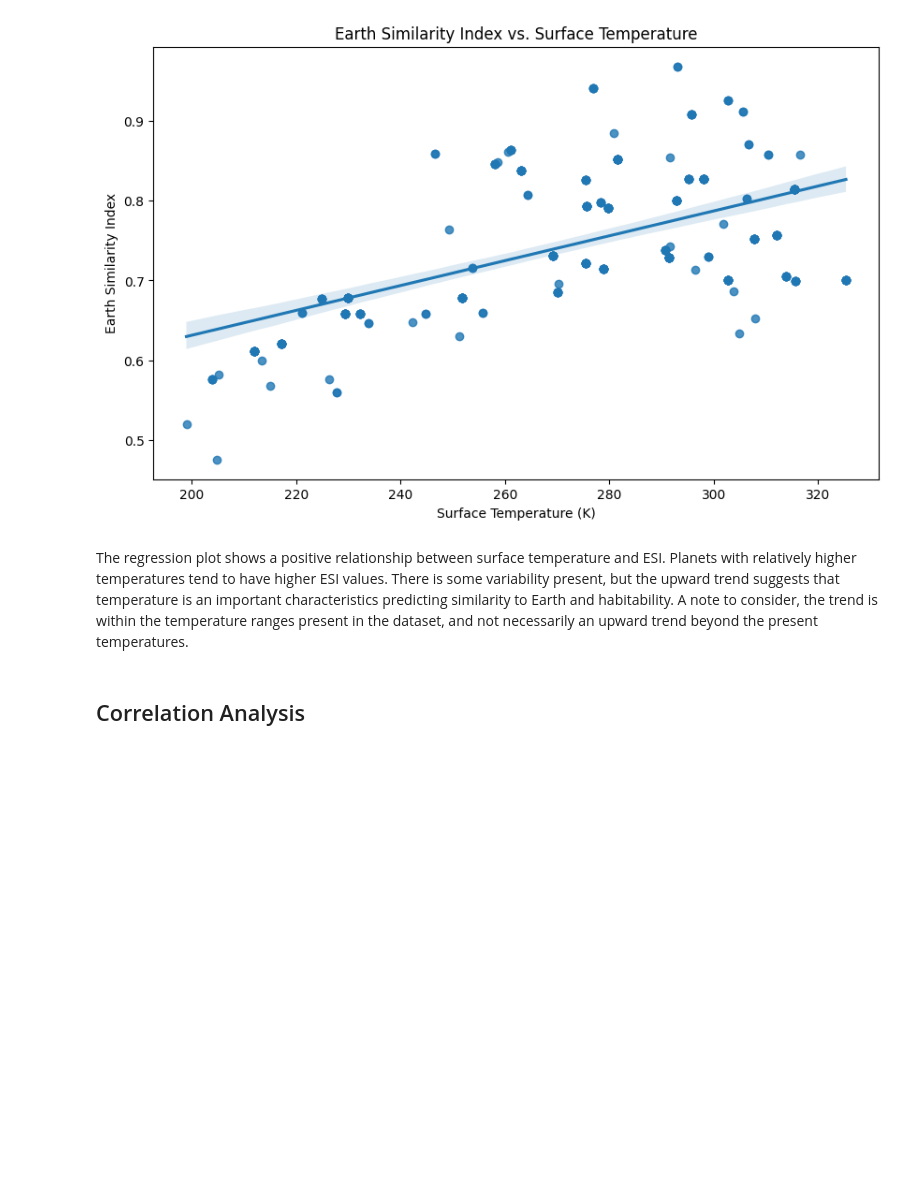
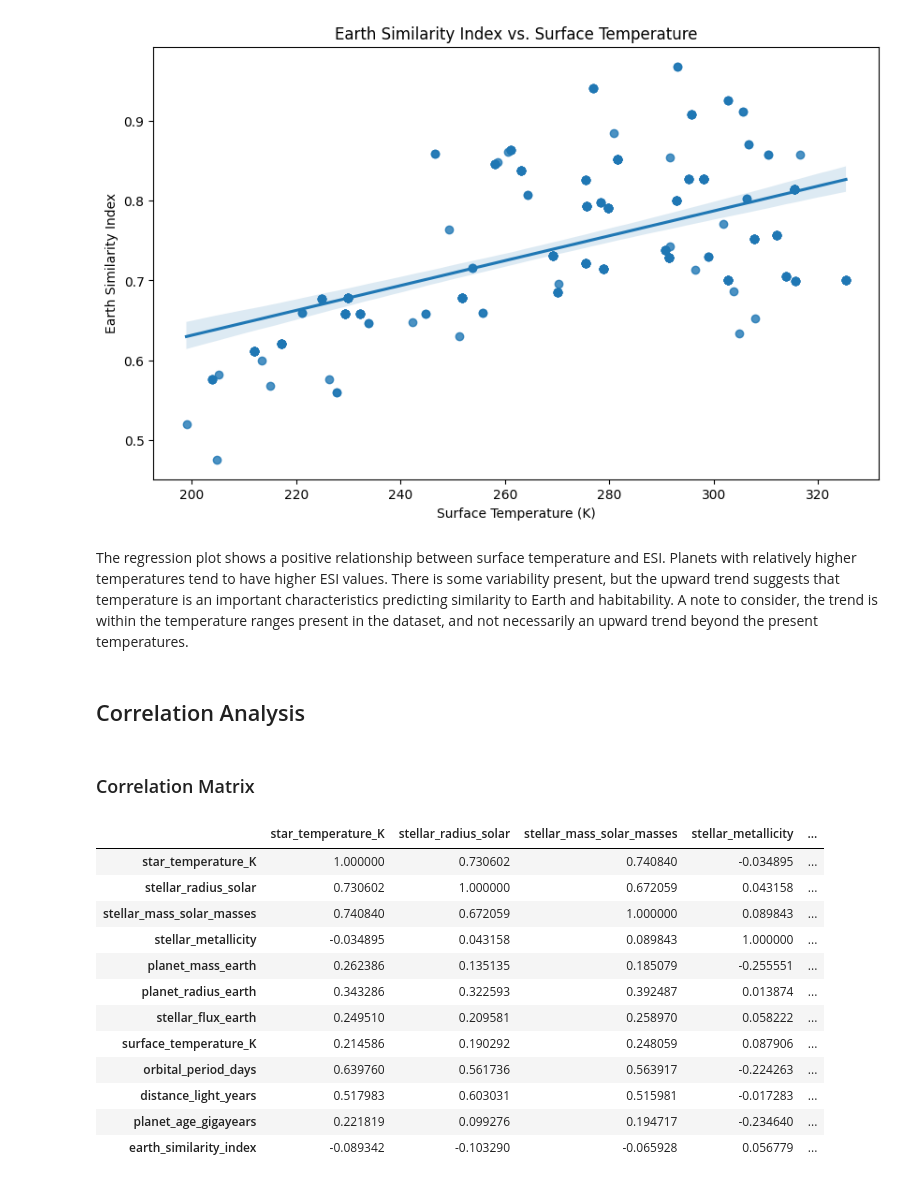
Before and after one commit to joshreisinger17-Data/Exoplanet-Habitability-Prediction, a Jupyter notebook: capstone.ipynb, the cells around one changed output. Drawn from its saved outputs; the diff is of its cells as text; code cells hidden in the pictures; blank space fills up the shorter version.

```diff
--- a/capstone.ipynb
+++ b/capstone.ipynb
@@ -705,3 +705,23 @@ plt.show()
 The regression plot shows a positive relationship between surface temperature and ESI. Planets with relatively higher temperatures tend to have higher ESI values. There is some variability present, but the upward trend suggests that temperature is an important characteristics predicting similarity to Earth and habitability. A note to consider, the trend is within the temperature ranges present in the dataset, and not necessarily an upward trend beyond the present temperatures.
 # %% [markdown]
 ## Correlation Analysis
+# %% [markdown]
+### Correlation Matrix
+# %%
+# Correlation between all numerical features
+correlation_matrix = merged_planets.select_dtypes(include=['float64', 'int64']).corr()
+correlation_matrix
+# %% [output]
+|  | star_temperature_K | stellar_radius_solar | stellar_mass_solar_masses | stellar_metallicity | ... |
+| star_temperature_K | 1.000000 | 0.730602 | 0.740840 | -0.034895 | ... |
+| stellar_radius_solar | 0.730602 | 1.000000 | 0.672059 | 0.043158 | ... |
+| stellar_mass_solar_masses | 0.740840 | 0.672059 | 1.000000 | 0.089843 | ... |
+| stellar_metallicity | -0.034895 | 0.043158 | 0.089843 | 1.000000 | ... |
+| planet_mass_earth | 0.262386 | 0.135135 | 0.185079 | -0.255551 | ... |
+| planet_radius_earth | 0.343286 | 0.322593 | 0.392487 | 0.013874 | ... |
+| stellar_flux_earth | 0.249510 | 0.209581 | 0.258970 | 0.058222 | ... |
+| surface_temperature_K | 0.214586 | 0.190292 | 0.248059 | 0.087906 | ... |
+| orbital_period_days | 0.639760 | 0.561736 | 0.563917 | -0.224263 | ... |
+| distance_light_years | 0.517983 | 0.603031 | 0.515981 | -0.017283 | ... |
+| planet_age_gigayears | 0.221819 | 0.099276 | 0.194717 | -0.234640 | ... |
+| earth_similarity_index | -0.089342 | -0.103290 | -0.065928 | 0.056779 | ... |
```
Also changed, not shown: parts of 8 cells of this notebook.
